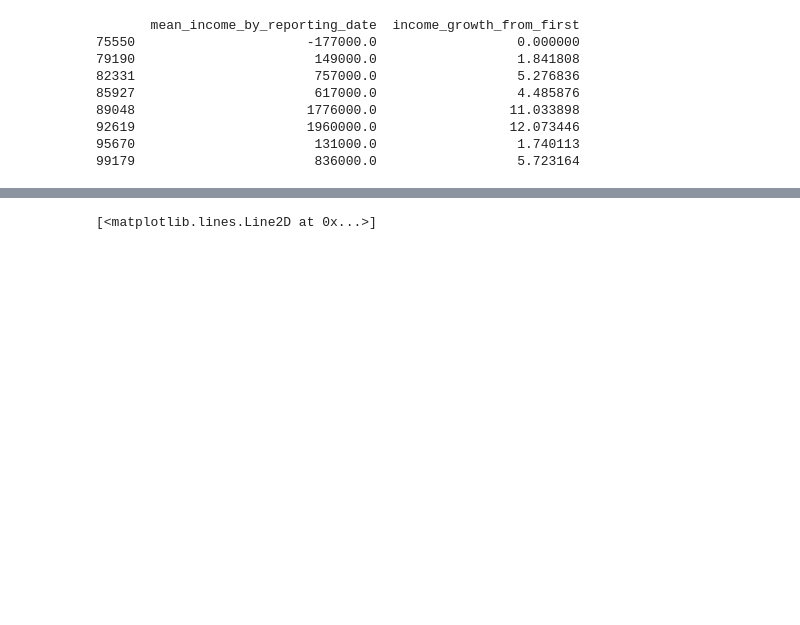
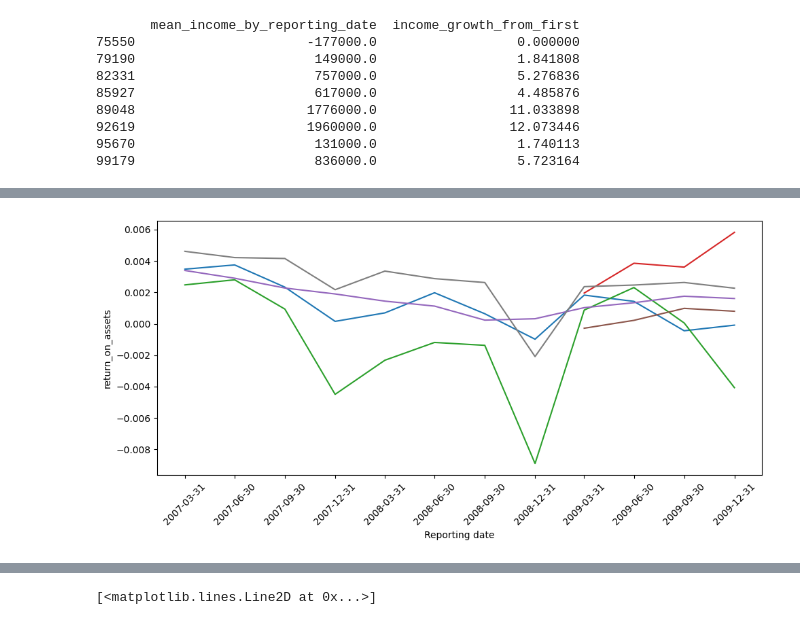
Before and after one commit to jmanacid1/DSE-Project, a Jupyter notebook: Visualize_Crash.ipynb, the cells around one changed output, grey strips where cells are left out. Cells and saved outputs as stored; diff of their text form; code cells hidden in the pictures; blank space fills up the shorter version.

```diff
--- a/Visualize_Crash.ipynb
+++ b/Visualize_Crash.ipynb
@@ -248,0 +186,19 @@ single_df['return_on_equity'] = single_df['quarter_income'] / single_df['TOTAL E
+# %%
+# Bank Health Metrics (needs work given non-cumulative values)
+
+vis_df['ENTITY SHORT NAME: RSSD9010'][vis_df['TIER 1 RISK-BASED CAPITAL RATIO: BHCK7206'].isna() == False]
+
+vis_df['non_performing_loan_ratio'] = (vis_df['TOTAL LOANS AND LEASE FINANCE RECEIVABLES: NONACCRUAL: BHCK1403'] + vis_df['TOTAL LOANS AND LEASE FINANCING RECEIVABLES: PAST DUE 30-89 DAYS AND STILL ACCRUING: BHCK1406']) / vis_df['TOTAL LOANS AND LEASES; NET OF UNEARNED INCOME: BHCK2122']
+
+vis_df['liquidity_ratio'] = (vis_df['CASH AND BALANCES DUE FROM DEPOSITORY INSTITUTIONS: BHCP0010'].fillna(0) + vis_df['TOTAL INVESTMENT SECURITIES - BOOK VALUE: BHSP0390'].fillna(0)) / vis_df['TOTAL ASSETS: BHCK2170']
+
+# ROA and ROE use non-cumulative quarterly income
+
+vis_df['return_on_assets'] = vis_df['quarter_income']/vis_df['TOTAL ASSETS: BHCK2170']
+
+vis_df['return_on_equity'] = vis_df['quarter_income'] / vis_df['TOTAL EQUITY CAPITAL: BHCK3210']
+# %%
+#Create list of banks with highest mean assets
+
+sorted_asset_df = vis_df.groupby('ENTITY SHORT NAME: RSSD9010')['TOTAL ASSETS: BHCK2170'].mean().sort_values(ascending=False)
+biggest_banks = sorted_asset_df.index[0:10]
@@ -249 +207,35 @@ single_df['return_on_equity'] = single_df['quarter_income'] / single_df['TOTAL E
+# %%
+# graph banks over time
+import matplotlib.dates as mdates
+
+#set graph params
+start_date = pd.to_datetime('2007-01-01')
+end_date = pd.to_datetime('2010-01-01')
+time_vis_df = vis_df[(vis_df['REPORTING DATE (CC;YR;MO;DA): RSSD9999'] >= start_date) & (vis_df['REPORTING DATE (CC;YR;MO;DA): RSSD9999'] <= end_date)]
+big_bank_vis_df = time_vis_df[time_vis_df['ENTITY SHORT NAME: RSSD9010'].isin(biggest_banks)]
+x_value = 'return_on_assets'
+
+fig, ax = plt.subplots(figsize=(10, 5))
+
+for name, group in big_bank_vis_df.groupby('ENTITY SHORT NAME: RSSD9010'):
+    ax.plot(
+        group['REPORTING DATE (CC;YR;MO;DA): RSSD9999'],
+        group[x_value],
+        label=name,          # <- each line gets its own label
+    )
+
+
+dates = big_bank_vis_df['REPORTING DATE (CC;YR;MO;DA): RSSD9999']
+
+# get unique, ordered dates
+xticks = dates.drop_duplicates()      # or: np.sort(dates.unique())
+
+ax.set_xticks(xticks)
+ax.tick_params(axis='x', rotation=45)
+ax.set_xlabel('Reporting date')
+ax.set_ylabel(x_value),
+#ax.legend(title='Entity')    # show the labels
+fig.tight_layout()
+# %% [output]
+[figure, added]
 # %%
```
Also changed, not shown: parts of 17 cells of this notebook, 1 other file.
